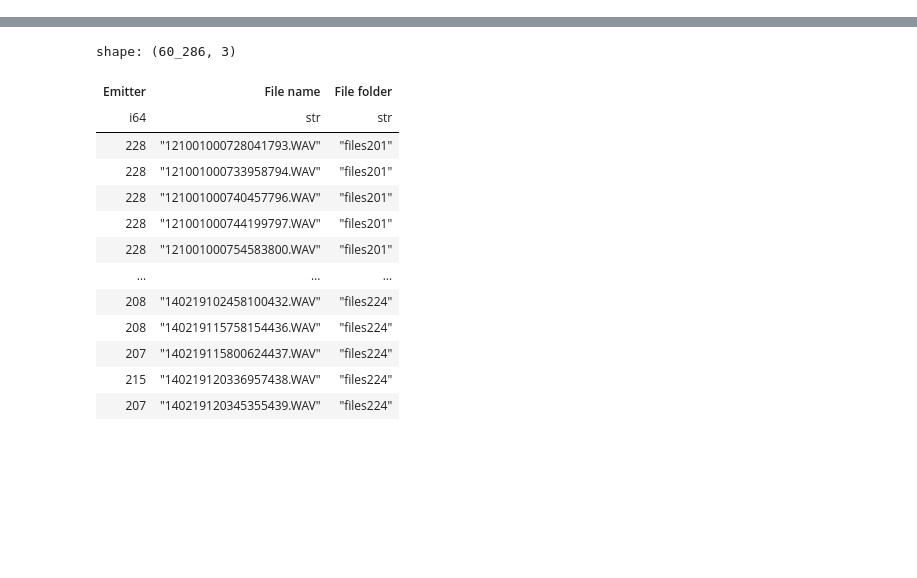
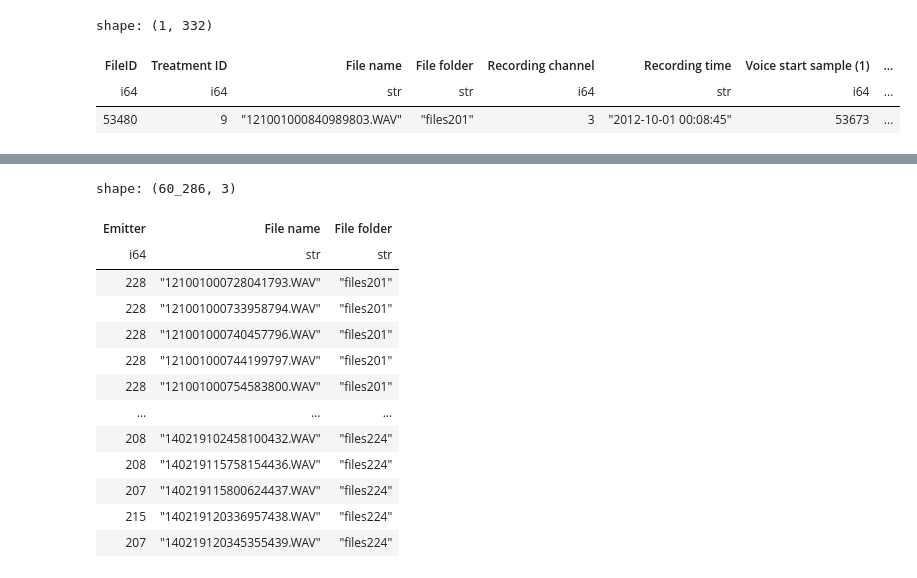
Before and after one commit to korifeyi/animal-communication-source-separation, a Jupyter notebook: basic.ipynb, the cells around one changed output, grey strips where cells are left out. Saved outputs shown, nothing was run; the diff lists cells and outputs as text; code cells hidden in the pictures; blank space fills up the shorter version.

```diff
--- a/basic.ipynb
+++ b/basic.ipynb
@@ -11,0 +22,2 @@ annotations = pl.read_csv("./egyptian_fruit_bat_annotated/Annotations.csv")
+# %%
+file_info = pl.read_csv("./egyptian_fruit_bat_annotated/FileInfo.csv")
@@ -12,2 +61,11 @@ annotations = pl.read_csv("./egyptian_fruit_bat_annotated/Annotations.csv")
+# %%
+file_info.filter(
+    pl.col("File name") == "121001000840989803.WAV"
+)
+# %% [output]
+shape: (1, 332)
+| FileID | Treatment ID | File name | File folder | Recording channel | Recording time | Voice start sample (1) | ... |
+| i64 | i64 | str | str | i64 | str | i64 | ... |
+| 53480 | 9 | "121001000840989803.WAV" | "files201" | 3 | "2012-10-01 00:08:45" | 53673 | ... |
 # %%
 better_annotations = pl.read_csv("./egyptian_fruit_bat_annotated/better_annotations.csv")
```
Also changed, not shown: parts of 11 cells of this notebook, 6 other files.
